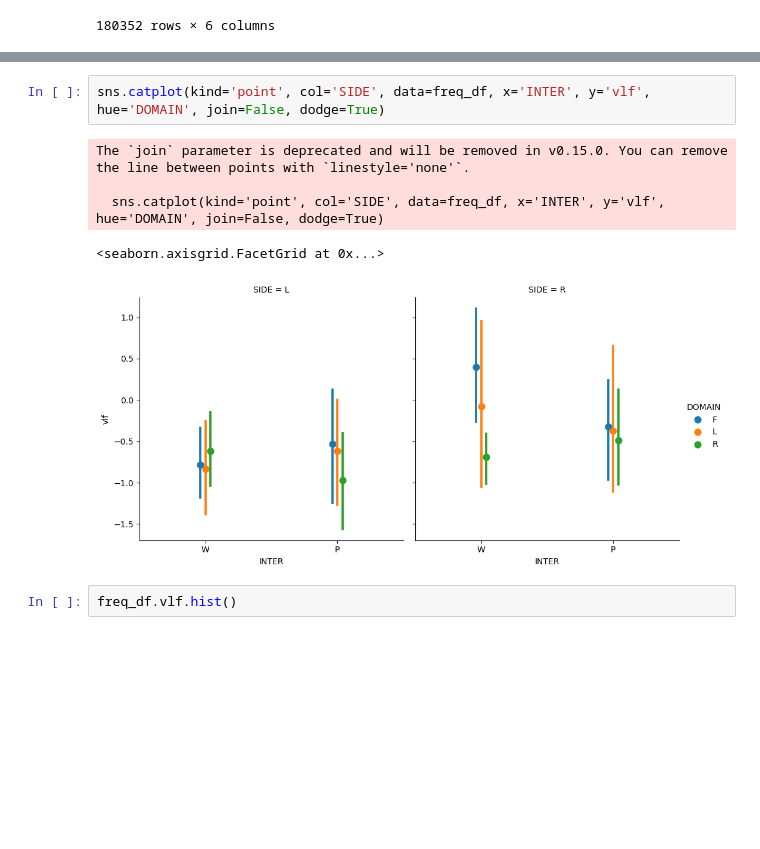
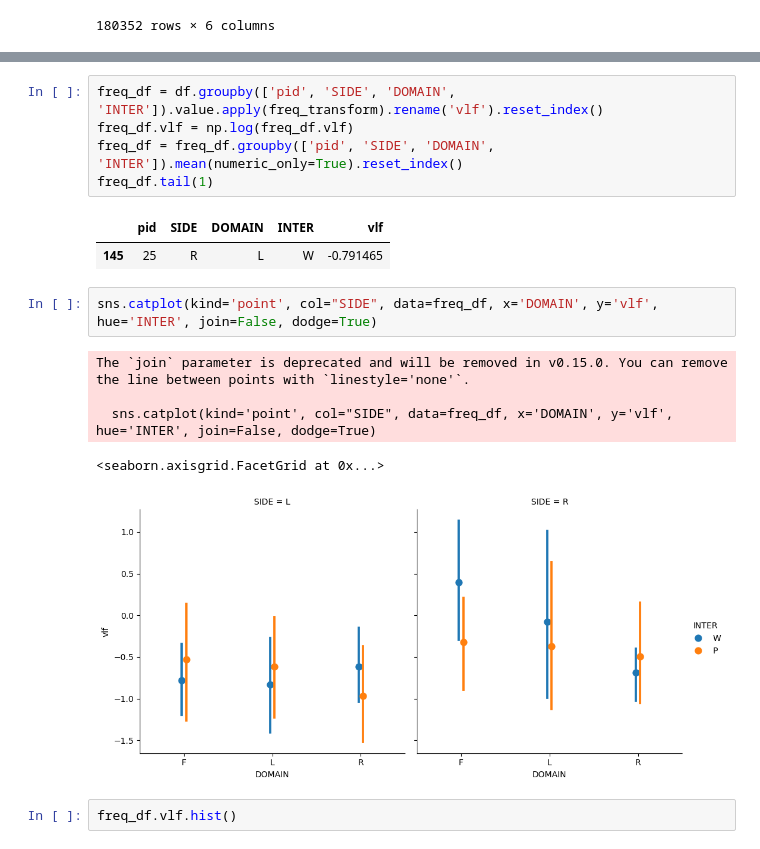
Before and after one commit to your-profile/fNIRS2RL, a Jupyter notebook: vis_data.ipynb, the cells around one changed output, grey strips where cells are left out. Saved outputs shown, nothing was run; the diff lists cells and outputs as text; blank space fills up the shorter version.

```diff
--- a/vis_data.ipynb
+++ b/vis_data.ipynb
@@ -130,11 +160,19 @@ freq_df
+# %%
+freq_df = df.groupby(['pid', 'SIDE', 'DOMAIN', 'INTER']).value.apply(freq_transform).rename('vlf').reset_index()
+freq_df.vlf = np.log(freq_df.vlf)
+freq_df = freq_df.groupby(['pid', 'SIDE', 'DOMAIN', 'INTER']).mean(numeric_only=True).reset_index()
+freq_df.tail(1)
+# %% [output]
+|  | pid | SIDE | DOMAIN | INTER | vlf |
+| 145 | 25 | R | L | W | -0.791465 |
 # %%
-sns.catplot(kind='point', col='SIDE', data=freq_df, x='INTER', y='vlf', hue='DOMAIN', join=False, dodge=True)
+sns.catplot(kind='point', col="SIDE", data=freq_df, x='DOMAIN', y='vlf', hue='INTER', join=False, dodge=True)
 # %% [output]
 The `join` parameter is deprecated and will be removed in v0.15.0. You can remove the line between points with `linestyle='none'`.
 
-  sns.catplot(kind='point', col='SIDE', data=freq_df, x='INTER', y='vlf', hue='DOMAIN', join=False, dodge=True)
+  sns.catplot(kind='point', col="SIDE", data=freq_df, x='DOMAIN', y='vlf', hue='INTER', join=False, dodge=True)
 <seaborn.axisgrid.FacetGrid at 0x...>
-[figure, old version]
+[figure, new version]
 # %%
 freq_df.vlf.hist()
 # %% [output]
```
Also changed, not shown: parts of 4 cells of this notebook, 5 other files.
